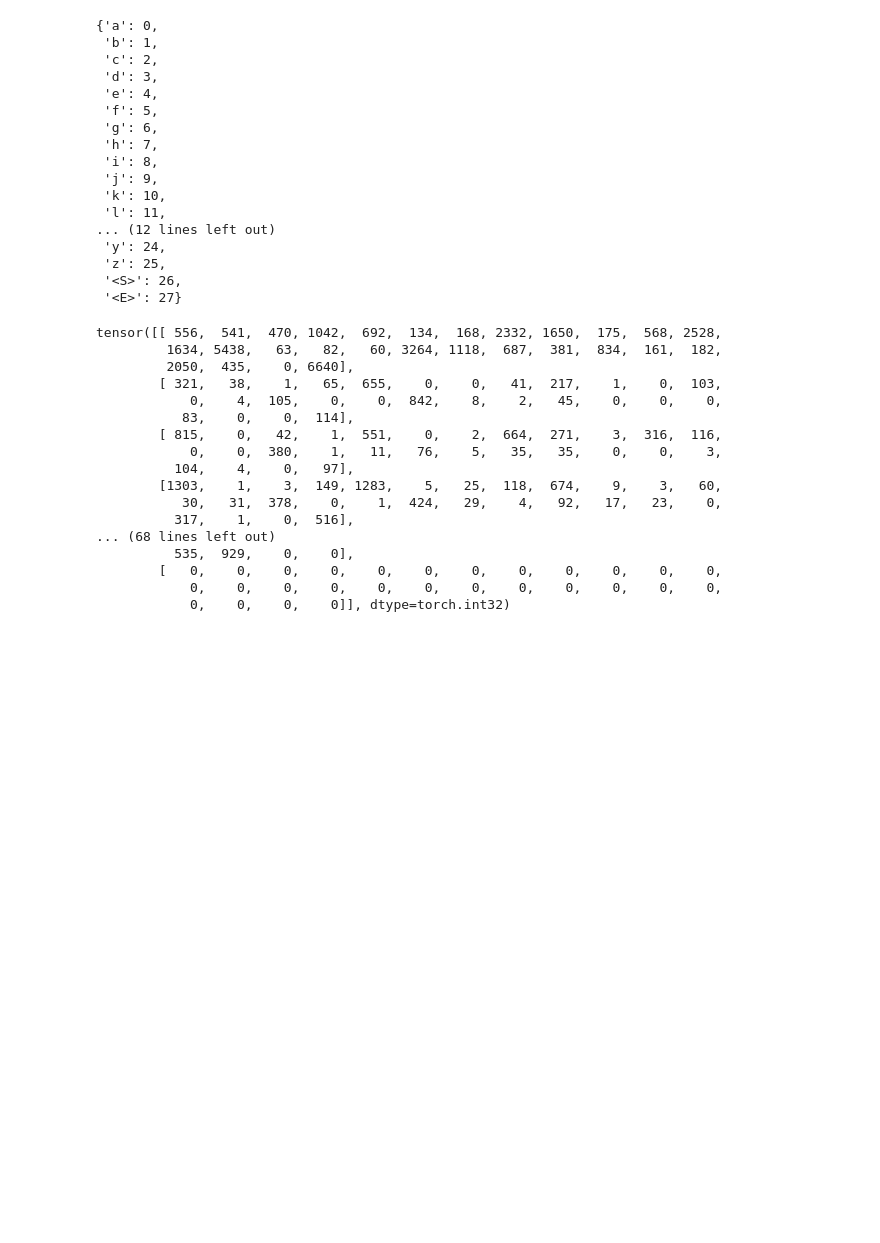
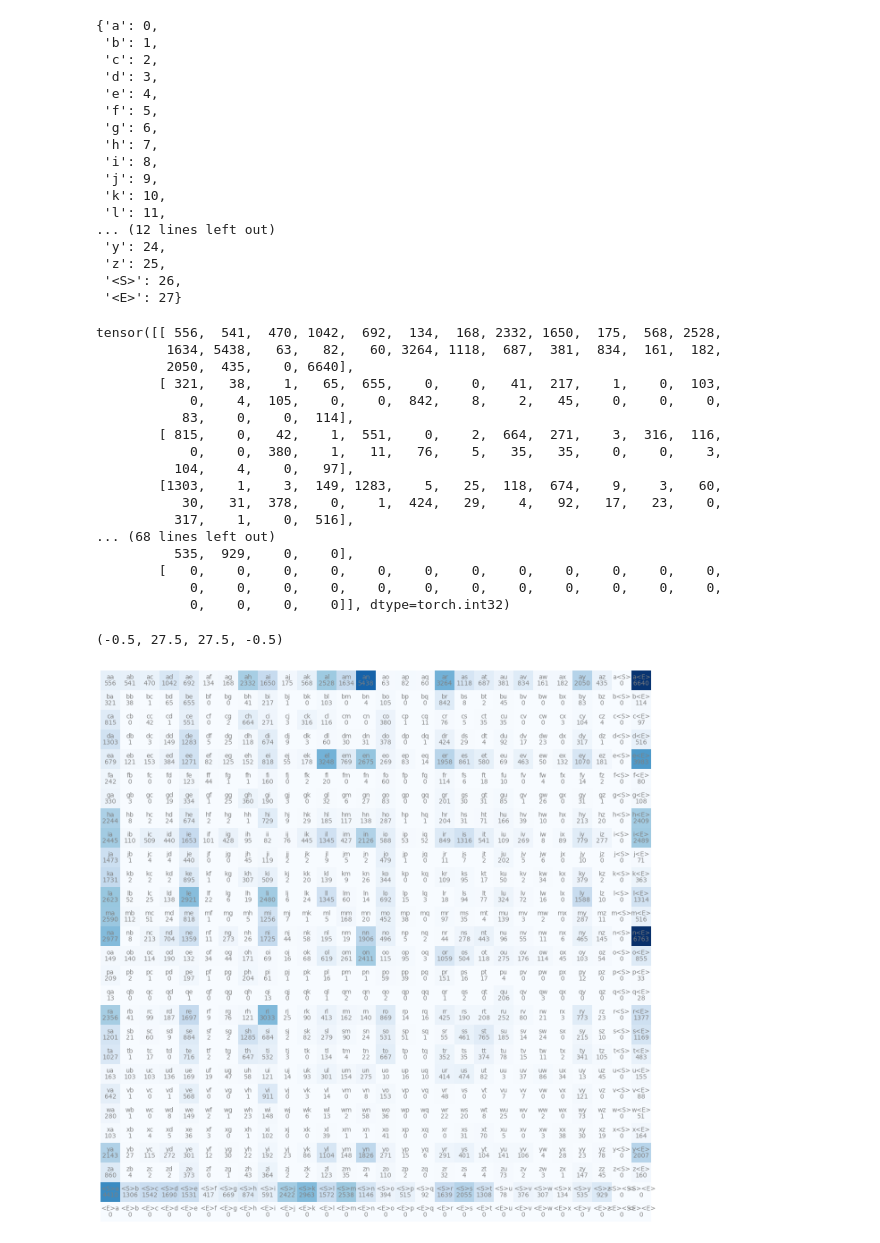
Before and after one commit to sohara/makemore, a Jupyter notebook: build_makemore.ipynb, the cells around one changed output. Drawn from its saved outputs; the diff is of its cells as text; code cells hidden in the pictures; blank space fills up the shorter version.

Commit message:
Make plot of data so far

```diff
--- a/build_makemore.ipynb
+++ b/build_makemore.ipynb
@@ -112,3 +112,22 @@ tensor([[ 556,  541,  470, 1042,  692,  134,  168, 2332, 1650,  175,  568, 2528,
         [   0,    0,    0,    0,    0,    0,    0,    0,    0,    0,    0,    0,
             0,    0,    0,    0,    0,    0,    0,    0,    0,    0,    0,    0,
             0,    0,    0,    0]], dtype=torch.int32)
+# %%
+# Inverse mapping of stoi for plotting
+itos = {i:s for s, i in stoi.items()}
+# %%
+import matplotlib.pyplot as plt
+%matplotlib inline
+
+plt.figure(figsize=(16,16))
+plt.imshow(N, cmap='Blues')
+for i in range(28):
+    for j in range (28):
+        chstr = itos[i] + itos[j]
+        plt.text(j, i, chstr, ha="center", va="bottom", color="gray")
+        # Need to use .item() to get the integer value instead of the tensor object that holds it
+        plt.text(j, i, N[i, j].item(), ha="center", va="top", color="gray")
+plt.axis('off')
+# %% [output]
+(-0.5, 27.5, 27.5, -0.5)
+[figure, added]
```
